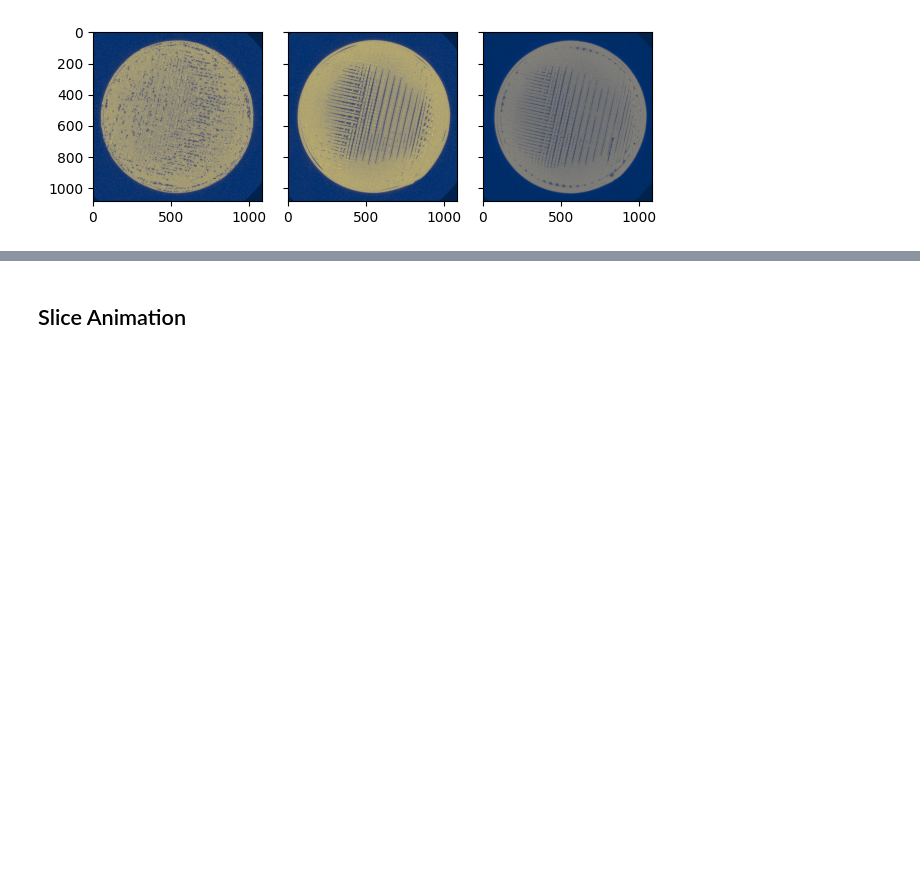
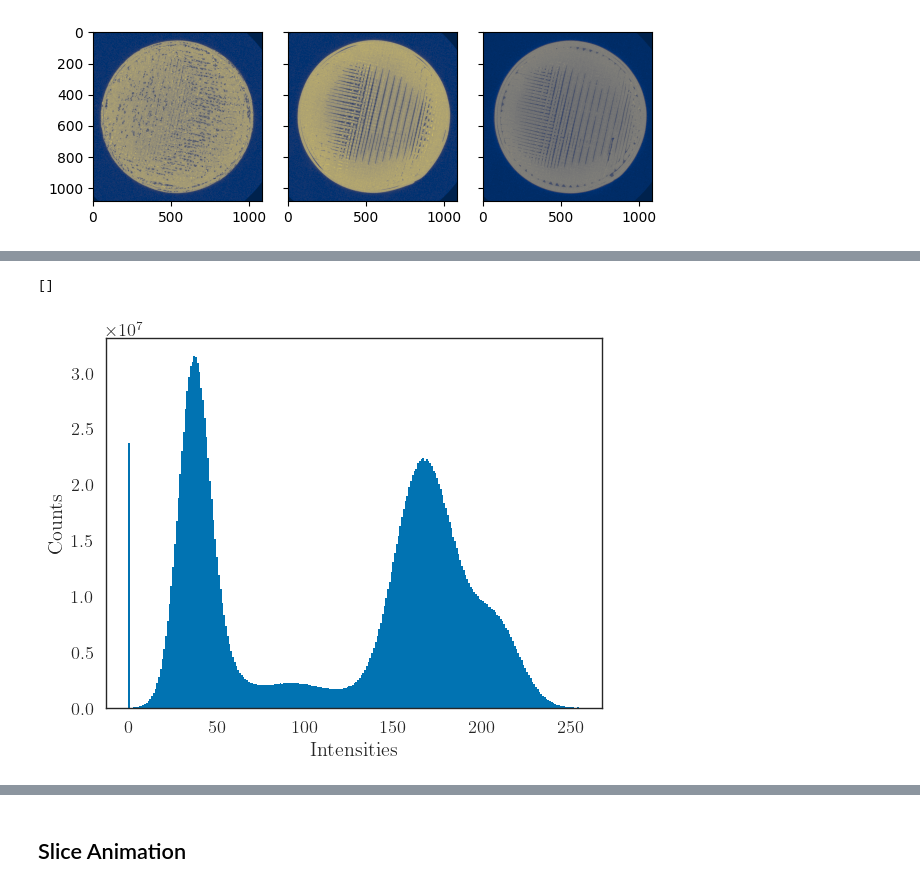
Before and after one commit to tpasfieldERAU/MA390-490_PNNL, a Jupyter notebook: datavis.ipynb, the cells around one changed output, grey strips where cells are left out. Saved outputs shown, nothing was run; the diff lists cells and outputs as text; code cells hidden in the pictures; blank space fills up the shorter version.

```diff
--- a/datavis.ipynb
+++ b/datavis.ipynb
@@ -28,0 +53,9 @@ FigureCanvasAgg is non-interactive, and thus cannot be shown
+# %%
+plt.stairs(rp_counts, rp_bins, fill=True)
+#plt.title("Intensity Histogram of 8-bit Integer Normalized Dataset")
+plt.ylabel("Counts")
+plt.xlabel("Intensities")
+plt.plot()
+# %% [output]
+[]
+[figure, added]
```
Also changed, not shown: parts of 5 cells of this notebook, 4 other files.
